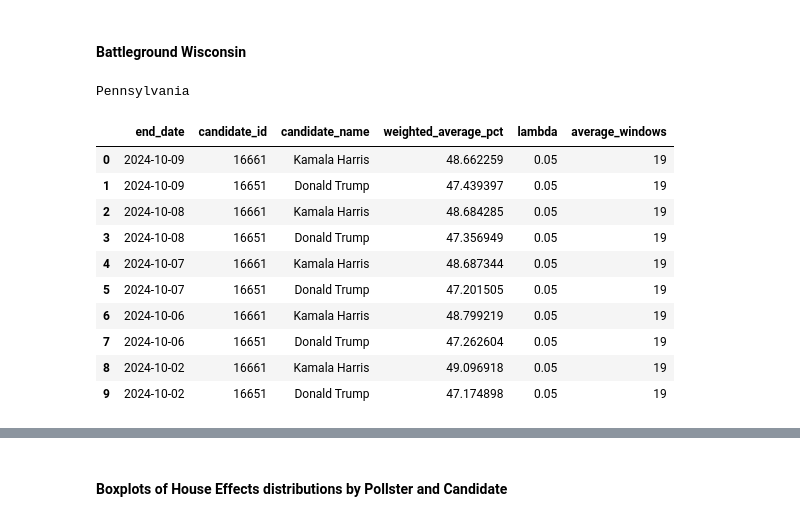
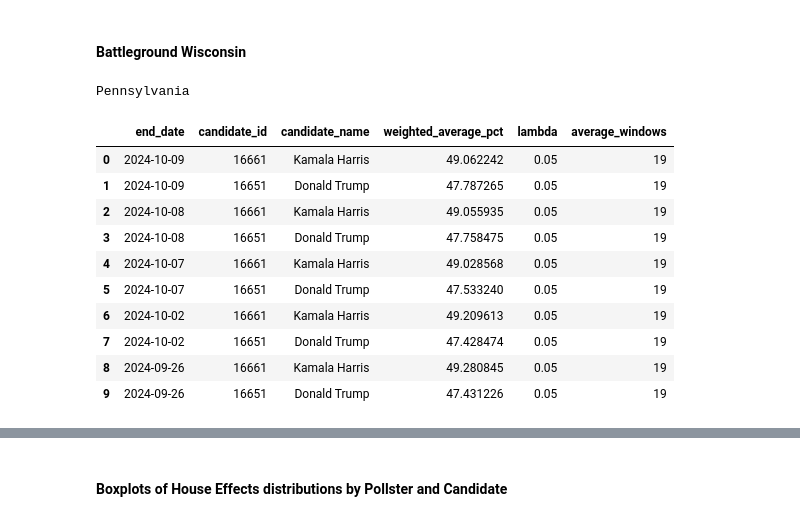
Before and after one commit to christophermoverton/ppoll_jupyterlab, a Jupyter notebook: 538pollingdata_non_H2H.ipynb, the cells around one changed output, grey strips where cells are left out. Cells and saved outputs as stored; diff of their text form; code cells hidden in the pictures.

```diff
--- a/538pollingdata_non_H2H.ipynb
+++ b/538pollingdata_non_H2H.ipynb
@@ -954,7 +954,7 @@ df_state_not_na_clean_sorted_cutoff = df_state_not_na_clean_sorted[df_state_not_
 
 
 df_mi = df_state_not_na_clean_sorted_cutoff[df_state_not_na_clean_sorted_cutoff['state']=="Pennsylvania"].copy()
-#df_mi = df_mi[df_mi['numeric_grade'] >= 0.4].copy() #using data from F rated pollsters and above
+df_mi = df_mi[df_mi['weight_score'] >= 0.6].copy() #using data from F rated pollsters and above
 df_mi = df_mi[df_mi['population'] == 'lv'].copy() #gather likely voter data
 #print(df_mi)
 #Recording house effect data for visualization reuse
@@ -1352,7 +1352,7 @@ df_state_not_na_clean_sorted_cutoff = df_state_not_na_clean_sorted[df_state_not_
 
 
 df_mi = df_state_not_na_clean_sorted_cutoff[df_state_not_na_clean_sorted_cutoff['state']=="Michigan"].copy()
-#df_mi = df_mi[df_mi['numeric_grade'] >= 0.4].copy() #using data from F rated pollsters and above
+df_mi = df_mi[df_mi['weight_score'] >= 0.3].copy() #using data from F rated pollsters and above
 df_mi = df_mi[df_mi['population'] == 'lv'].copy() #gather likely voter data
 #print(df_mi)
 #Recording house effect data for visualization reuse
@@ -1514,6 +1514,6 @@ for lambda_value in lambda_values:
 
 # Convert the results into a new DataFrame
 df_weighted_averages = pd.DataFrame(weighted_averages)
-print("Pennsylvania")
+print("Michigan")
 df_weighted_averages.head(10)
 # %% [output]
@@ -1623,7 +1636,7 @@ df_state_not_na_clean_sorted_cutoff = df_state_not_na_clean_sorted[df_state_not_
 
 
 df_mi = df_state_not_na_clean_sorted_cutoff[df_state_not_na_clean_sorted_cutoff['state']=="Wisconsin"].copy()
-#df_mi = df_mi[df_mi['numeric_grade'] >= 0.4].copy() #using data from F rated pollsters and above
+df_mi = df_mi[df_mi['weight_score'] >= 0.4].copy() #using data from F rated pollsters and above
 df_mi = df_mi[df_mi['population'] == 'lv'].copy() #gather likely voter data
 #print(df_mi)
 #Recording house effect data for visualization reuse
@@ -1763,43 +1776,43 @@ for lambda_value in lambda_values:
                 #print result
                 #print(f"Number of NaN value in 'w_i': {nan_weight_i}")
 
                 # Step 3: Identify rows with NaN in w_i to examine their individual values
                 #nan_rows = candidate_data[candidate_data['w_i'].isna()]
                 #print("Rows producing NaN in 'w_i':")
                 #print(nan_rows[['methodology','weight_mode', 'weight_sample', 'weight_score', 'weight_time', 'w_i']])
 
                 # Step 9: Compute the weighted average of the poll points ('pct') using the computed weights
                 weighted_average_pct = np.average(candidate_data['adjusted_pct'], weights=candidate_data['w_i'])
 
                 # Step 10: Store the current date, candidate_id, candidate_name, and the weighted average in a new DataFrame
                 if not candidate_data.empty:
                     candidate_name = candidate_data['candidate_name'].iloc[0]
                     weighted_averages.append({
                         'end_date': current_date,
                         'candidate_id': candidate,
                         'candidate_name': candidate_name,
                         'weighted_average_pct': weighted_average_pct,
                         'lambda': lambda_value,
                         'average_windows': avg_window
                     })
 
 # Convert the results into a new DataFrame
 df_weighted_averages = pd.DataFrame(weighted_averages)
 print("Pennsylvania")
 df_weighted_averages.head(10)
 # %% [output]
 Pennsylvania
 |  | end_date | candidate_id | candidate_name | weighted_average_pct | lambda | average_windows |
-| 0 | 2024-10-09 | 16661 | Kamala Harris | 48.662259 | 0.05 | 19 |
-| 1 | 2024-10-09 | 16651 | Donald Trump | 47.439397 | 0.05 | 19 |
-| 2 | 2024-10-08 | 16661 | Kamala Harris | 48.684285 | 0.05 | 19 |
-| 3 | 2024-10-08 | 16651 | Donald Trump | 47.356949 | 0.05 | 19 |
-| 4 | 2024-10-07 | 16661 | Kamala Harris | 48.687344 | 0.05 | 19 |
-| 5 | 2024-10-07 | 16651 | Donald Trump | 47.201505 | 0.05 | 19 |
-| 6 | 2024-10-06 | 16661 | Kamala Harris | 48.799219 | 0.05 | 19 |
-| 7 | 2024-10-06 | 16651 | Donald Trump | 47.262604 | 0.05 | 19 |
-| 8 | 2024-10-02 | 16661 | Kamala Harris | 49.096918 | 0.05 | 19 |
-| 9 | 2024-10-02 | 16651 | Donald Trump | 47.174898 | 0.05 | 19 |
+| 0 | 2024-10-09 | 16661 | Kamala Harris | 49.062242 | 0.05 | 19 |
+| 1 | 2024-10-09 | 16651 | Donald Trump | 47.787265 | 0.05 | 19 |
+| 2 | 2024-10-08 | 16661 | Kamala Harris | 49.055935 | 0.05 | 19 |
+| 3 | 2024-10-08 | 16651 | Donald Trump | 47.758475 | 0.05 | 19 |
+| 4 | 2024-10-07 | 16661 | Kamala Harris | 49.028568 | 0.05 | 19 |
+| 5 | 2024-10-07 | 16651 | Donald Trump | 47.533240 | 0.05 | 19 |
+| 6 | 2024-10-02 | 16661 | Kamala Harris | 49.209613 | 0.05 | 19 |
+| 7 | 2024-10-02 | 16651 | Donald Trump | 47.428474 | 0.05 | 19 |
+| 8 | 2024-09-26 | 16661 | Kamala Harris | 49.280845 | 0.05 | 19 |
+| 9 | 2024-09-26 | 16651 | Donald Trump | 47.431226 | 0.05 | 19 |
 # %%
 import altair as alt
 
```
Also changed, not shown: parts of 39 cells of this notebook, 2 other files.
